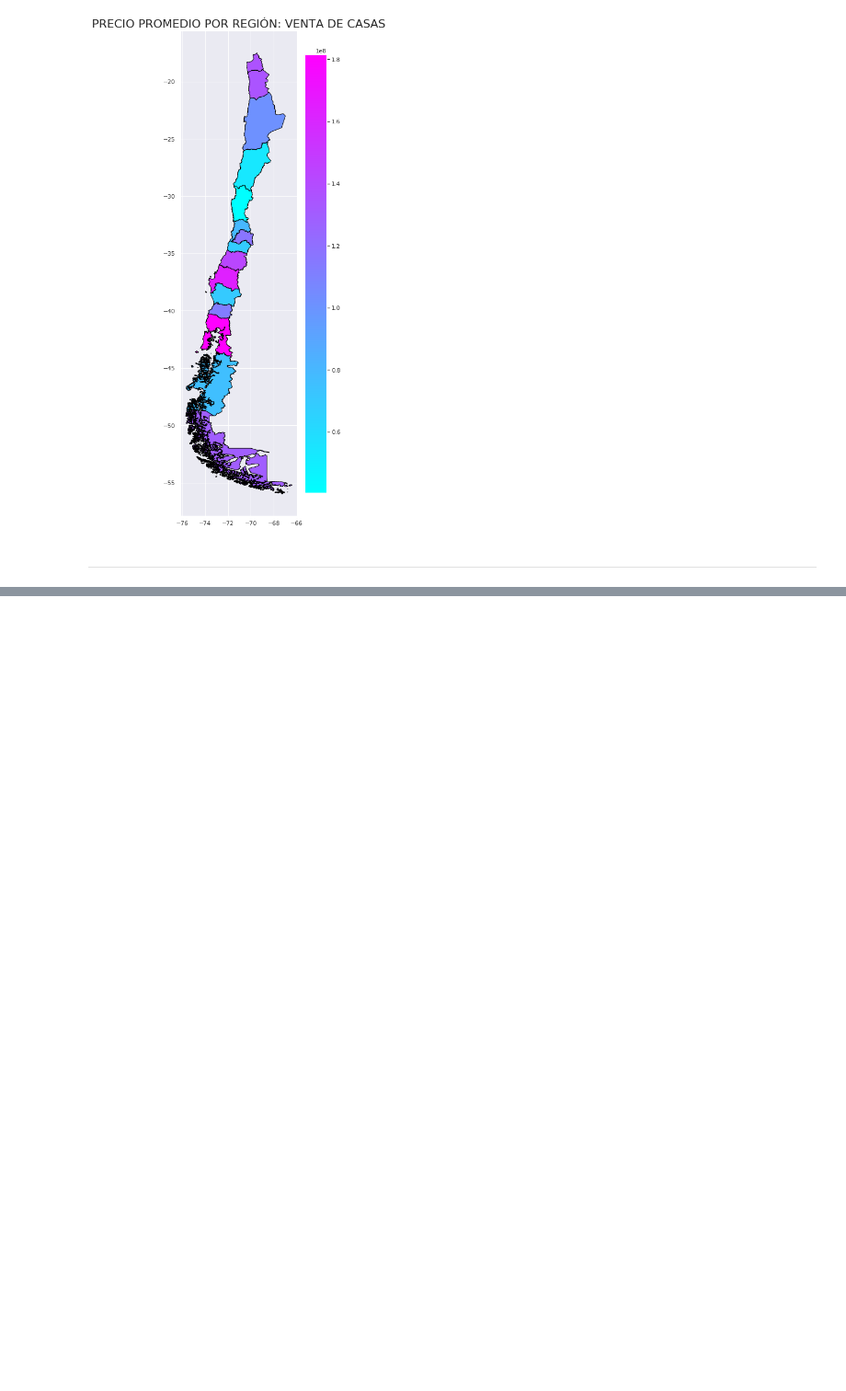
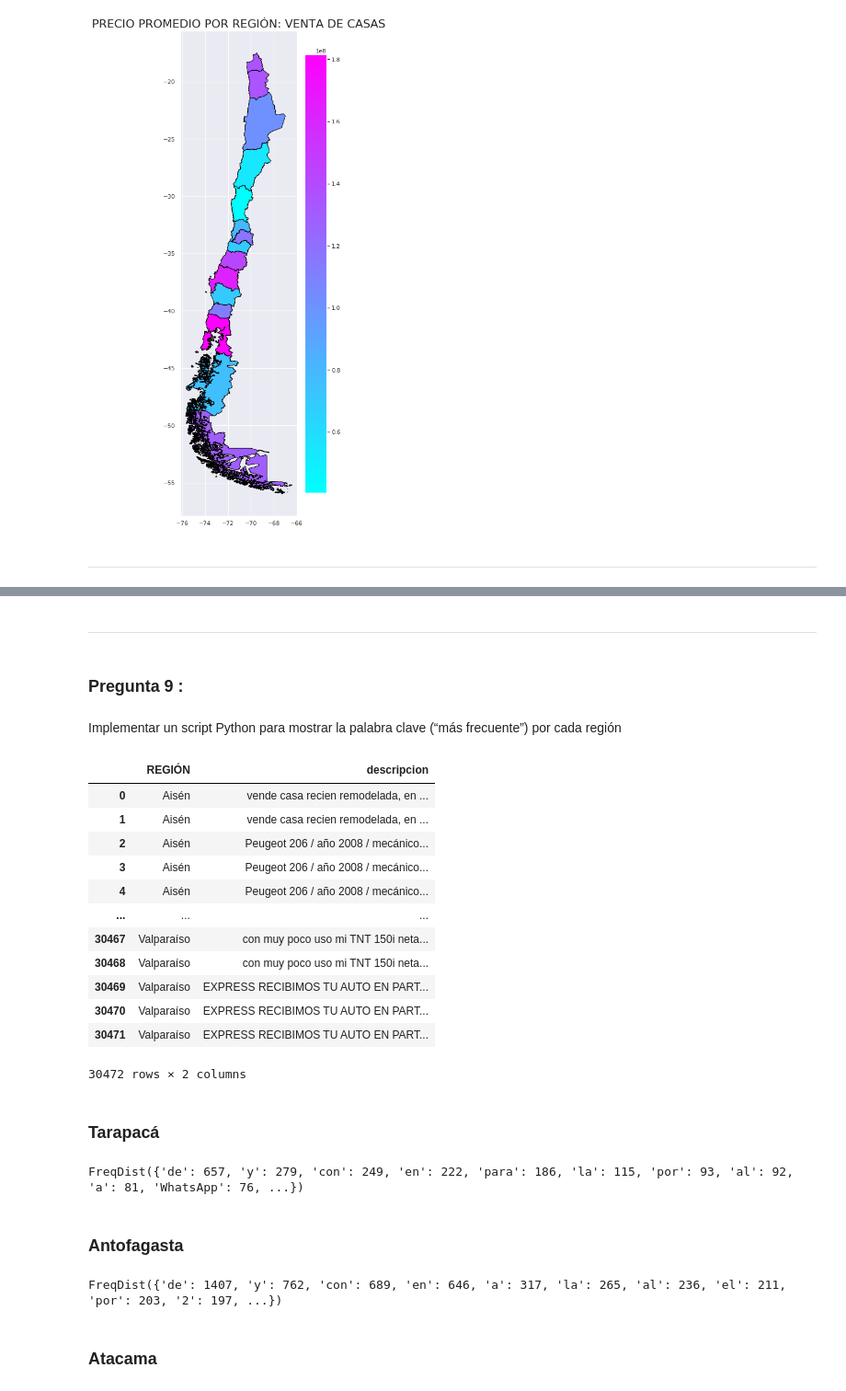
Before and after one commit to clfak/INFO133, a Jupyter notebook: BBD/Trabajo Práctico/Yapo2.ipynb, the cells around one changed output, grey strips where cells are left out. Shown: that part at 92% size. Saved outputs shown, nothing was run; the diff lists cells and outputs as text; code cells hidden in the pictures; blank space fills up the shorter version.

```diff
--- a/BBD/Trabajo Práctico/Yapo2.ipynb
+++ b/BBD/Trabajo Práctico/Yapo2.ipynb
@@ -362,0 +459,50 @@ plt.show()
+# %% [markdown]
+---
+# %% [markdown]
+### Pregunta 9 :
+# %% [markdown]
+Implementar un script Python para mostrar la palabra clave (“más frecuente”) por cada región
+# %%
+sql = "SELECT nombre_region AS REGIÓN, descripcion FROM vendedor JOIN anuncio USING(id_vendedor) ORDER BY nombre_region;"
+cursor.execute(sql)
+dataframe = DataFrame(cursor.fetchall())
+dataframe.columns = cursor.column_names
+dataframe
+# %% [output]
+|  | REGIÓN | descripcion |
+| 0 | Aisén | vende casa recien remodelada, en ... |
+| 1 | Aisén | vende casa recien remodelada, en ... |
+| 2 | Aisén | Peugeot 206 / año 2008 / mecánico... |
+| 3 | Aisén | Peugeot 206 / año 2008 / mecánico... |
+| 4 | Aisén | Peugeot 206 / año 2008 / mecánico... |
+| ... | ... | ... |
+| 30467 | Valparaíso | con muy poco uso mi TNT 150i neta... |
+| 30468 | Valparaíso | con muy poco uso mi TNT 150i neta... |
+| 30469 | Valparaíso | EXPRESS RECIBIMOS TU AUTO EN PART... |
+| 30470 | Valparaíso | EXPRESS RECIBIMOS TU AUTO EN PART... |
+| 30471 | Valparaíso | EXPRESS RECIBIMOS TU AUTO EN PART... |
+30472 rows × 2 columns
+# %% [markdown]
+### Tarapacá
+# %%
+Tarapaca = dataframe[dataframe.REGIÓN == 'Tarapacá']["descripcion"]
+Tarapaca = Tarapaca.str.replace('[^\w\s]','')
+Tarapaca = Tarapaca.map(word_tokenize)
+Tarapaca = sum(Tarapaca, [])
+freq = FreqDist(Tarapaca)
+freq
+# %% [output]
+FreqDist({'de': 657, 'y': 279, 'con': 249, 'en': 222, 'para': 186, 'la': 115, 'por': 93, 'al': 92, 'a': 81, 'WhatsApp': 76, ...})
+# %% [markdown]
+### Antofagasta
+# %%
+Antofagasta = dataframe[dataframe.REGIÓN == 'Antofagasta']["descripcion"]
+Antofagasta = Antofagasta.str.replace('[^\w\s]','')
+Antofagasta = Antofagasta.map(word_tokenize)
+Antofagasta = sum(Antofagasta, [])
+freq = FreqDist(Antofagasta)
+freq
+# %% [output]
+FreqDist({'de': 1407, 'y': 762, 'con': 689, 'en': 646, 'a': 317, 'la': 265, 'al': 236, 'el': 211, 'por': 203, '2': 197, ...})
+# %% [markdown]
+### Atacama
```
Also changed, not shown: parts of 28 cells of this notebook.
